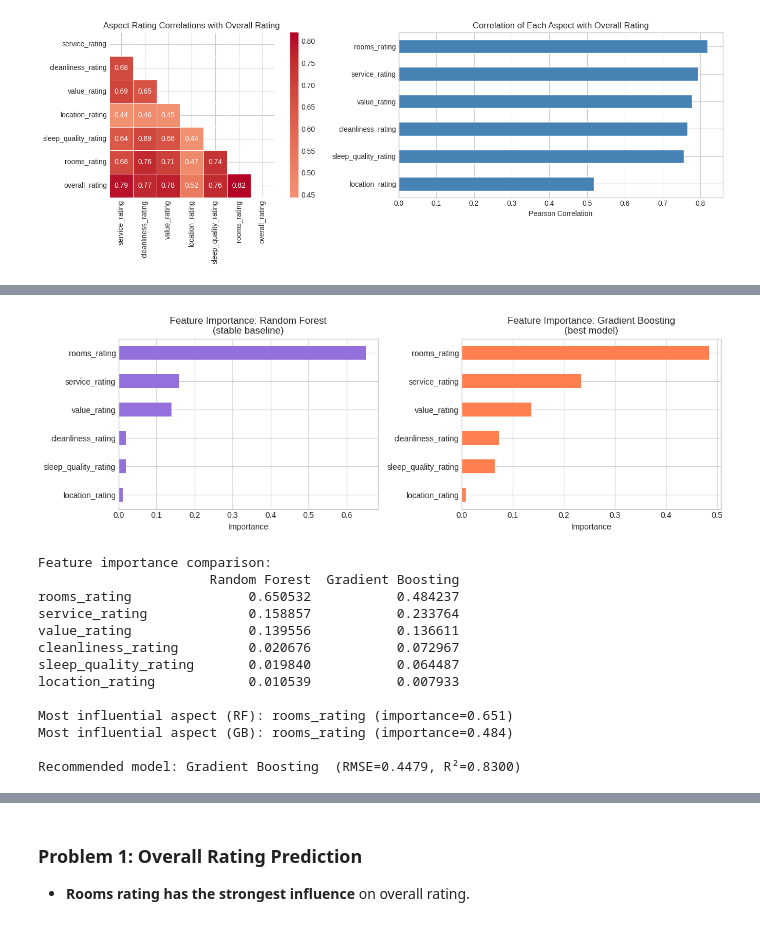
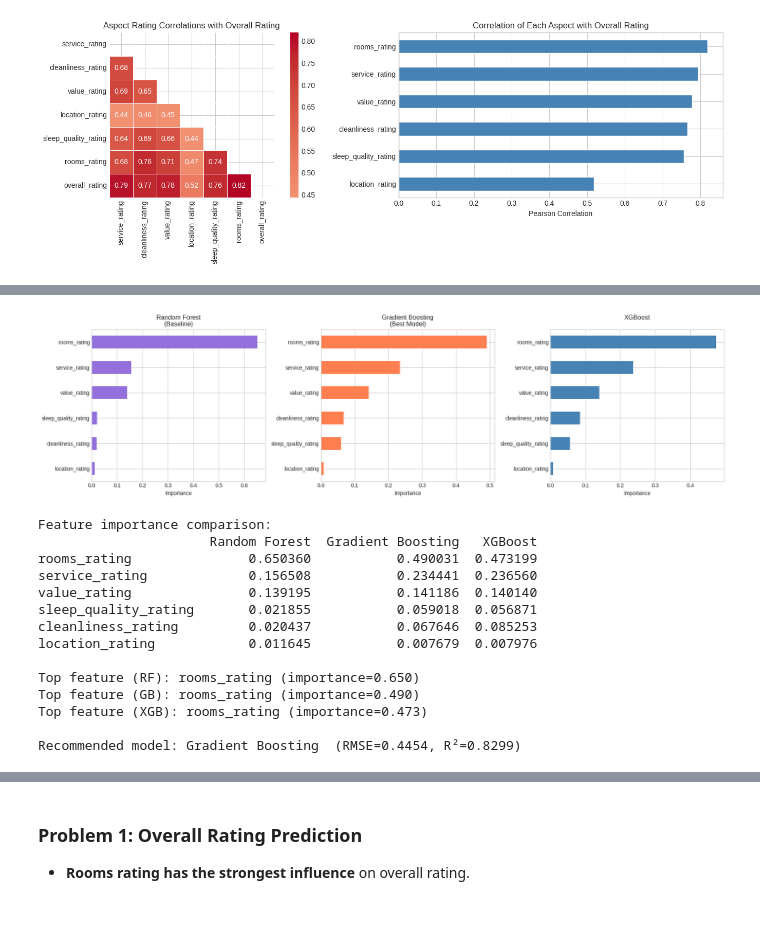
Before and after one commit to nadiavictoria/IS512-Hotel-Analytics, a Jupyter notebook: notebooks/05_predictive_modeling.ipynb, the cells around one changed output, grey strips where cells are left out. Cells and saved outputs as stored; diff of their text form; code cells hidden in the pictures.

```diff
--- a/notebooks/05_predictive_modeling.ipynb
+++ b/notebooks/05_predictive_modeling.ipynb
@@ -94,20 +97,23 @@ overall_rating
 Name: count, dtype: int64
 [figure]
 # %%
-# Train/test split
+# Train/ Validate / Test split (60 / 20 / 20)
 X_1a = df_1a[ASPECT_COLS].values
 y_1a = df_1a[TARGET_1A].values
 
-X_train, X_test, y_train, y_test = train_test_split(
-    X_1a, y_1a, test_size=0.2, random_state=RANDOM_STATE
+X_train, X_tmp, y_train, y_tmp = train_test_split(
+    X_1a, y_1a, test_size=0.4, random_state=RANDOM_STATE
+)
+X_val, X_test, y_val, y_test = train_test_split(
+    X_tmp, y_tmp, test_size=0.5, random_state=RANDOM_STATE
 )
 
 scaler_1a = StandardScaler()
 X_train_s = scaler_1a.fit_transform(X_train)
+X_val_s   = scaler_1a.transform(X_val)
 X_test_s  = scaler_1a.transform(X_test)
 
-print(f'Train: {X_train.shape[0]:,} | Test: {X_test.shape[0]:,}')
-
+print(f'Train: {X_train.shape[0]:,} | Validate: {X_val.shape[0]:,} | Test: {X_test.shape[0]:,}')
 
 def eval_reg(y_true, y_pred, name):
     return {
@@ -117,6 +123,5 @@ def eval_reg(y_true, y_pred, name):
         'R2':   round(r2_score(y_true, y_pred), 4)
     }
 
-
 results_1a = []
 # %% [output]
@@ -145,7 +150,13 @@ gb_reg = GradientBoostingRegressor(n_estimators=200, learning_rate=0.05,
 gb_reg.fit(X_train, y_train)
 results_1a.append(eval_reg(y_test, gb_reg.predict(X_test), 'Gradient Boosting'))
 
-print('Sklearn models trained.')
+# XGBoost
+xgb_reg = XGBRegressor(n_estimators=200, learning_rate=0.05, max_depth=4,
+                        random_state=RANDOM_STATE, verbosity=0, n_jobs=-1)
+xgb_reg.fit(X_train, y_train)
+results_1a.append(eval_reg(y_test, xgb_reg.predict(X_test), 'XGBoost'))
+
+print('Sklearn models trained:')
 for r in results_1a:
     print(f"  {r['Model']:<22} MAE={r['MAE']:.4f}  RMSE={r['RMSE']:.4f}  R2={r['R2']:.4f}")
 # %% [output]
@@ -263,41 +320,53 @@ plt.show()
 # %%
 # Feature importance comparison
 feat_imp_rf = pd.Series(rf_reg.feature_importances_, index=ASPECT_COLS).sort_values()
 feat_imp_gb = pd.Series(gb_reg.feature_importances_, index=ASPECT_COLS).sort_values()
+feat_imp_xgb = pd.Series(xgb_reg.feature_importances_, index=ASPECT_COLS).sort_values()
 
-fig, axes = plt.subplots(1, 2, figsize=(12, 4))
+fig, axes = plt.subplots(1, 3, figsize=(18, 5))
 
 feat_imp_rf.plot(kind='barh', ax=axes[0], color='mediumpurple')
-axes[0].set_title('Feature Importance: Random Forest\n(stable baseline)')
+axes[0].set_title('Random Forest\n(Baseline)')
 axes[0].set_xlabel('Importance')
 
 feat_imp_gb.plot(kind='barh', ax=axes[1], color='coral')
-axes[1].set_title('Feature Importance: Gradient Boosting\n(best model)')
+axes[1].set_title('Gradient Boosting\n(Best Model)')
 axes[1].set_xlabel('Importance')
+
+feat_imp_xgb.plot(kind='barh', ax=axes[2], color='steelblue')
+axes[2].set_title('XGBoost\n')
+axes[2].set_xlabel('Importance')
 
 plt.tight_layout()
 plt.show()
 
-cmp = pd.DataFrame({'Random Forest': feat_imp_rf, 'Gradient Boosting': feat_imp_gb}).sort_values('Random Forest', ascending=False)
+cmp = pd.DataFrame({
+  'Random Forest': feat_imp_rf,
+  'Gradient Boosting': feat_imp_gb,
+  'XGBoost': feat_imp_xgb,
+}).sort_values('Random Forest', ascending=False)
+
 print('Feature importance comparison:')
 print(cmp.to_string())
-print(f'\nMost influential aspect (RF): {feat_imp_rf.idxmax()} (importance={feat_imp_rf.max():.3f})')
-print(f'Most influential aspect (GB): {feat_imp_gb.idxmax()} (importance={feat_imp_gb.max():.3f})')
+print(f'\nTop feature (RF): {feat_imp_rf.idxmax()} (importance={feat_imp_rf.max():.3f})')
+print(f'Top feature (GB): {feat_imp_gb.idxmax()} (importance={feat_imp_gb.max():.3f})')
+print(f'Top feature (XGB): {feat_imp_xgb.idxmax()} (importance={feat_imp_xgb.max():.3f})')
 
 best_1a = res_1a_df.iloc[0]
 print(f'\nRecommended model: {best_1a["Model"]}  (RMSE={best_1a["RMSE"]:.4f}, R²={best_1a["R2"]:.4f})')
 # %% [output]
-[figure, old version]
+[figure, new version]
 Feature importance comparison:
-                      Random Forest  Gradient Boosting
-rooms_rating               0.650532           0.484237
-service_rating             0.158857           0.233764
-value_rating               0.139556           0.136611
-cleanliness_rating         0.020676           0.072967
-sleep_quality_rating       0.019840           0.064487
-location_rating            0.010539           0.007933
+                      Random Forest  Gradient Boosting   XGBoost
+rooms_rating               0.650360           0.490031  0.473199
+service_rating             0.156508           0.234441  0.236560
+value_rating               0.139195           0.141186  0.140140
+sleep_quality_rating       0.021855           0.059018  0.056871
+cleanliness_rating         0.020437           0.067646  0.085253
+location_rating            0.011645           0.007679  0.007976
 
-Most influential aspect (RF): rooms_rating (importance=0.651)
-Most influential aspect (GB): rooms_rating (importance=0.484)
+Top feature (RF): rooms_rating (importance=0.650)
+Top feature (GB): rooms_rating (importance=0.490)
+Top feature (XGB): rooms_rating (importance=0.473)
 
-Recommended model: Gradient Boosting  (RMSE=0.4479, R²=0.8300)
+Recommended model: Gradient Boosting  (RMSE=0.4454, R²=0.8299)
```
Also changed, not shown: parts of 14 cells of this notebook, 1 other file.
